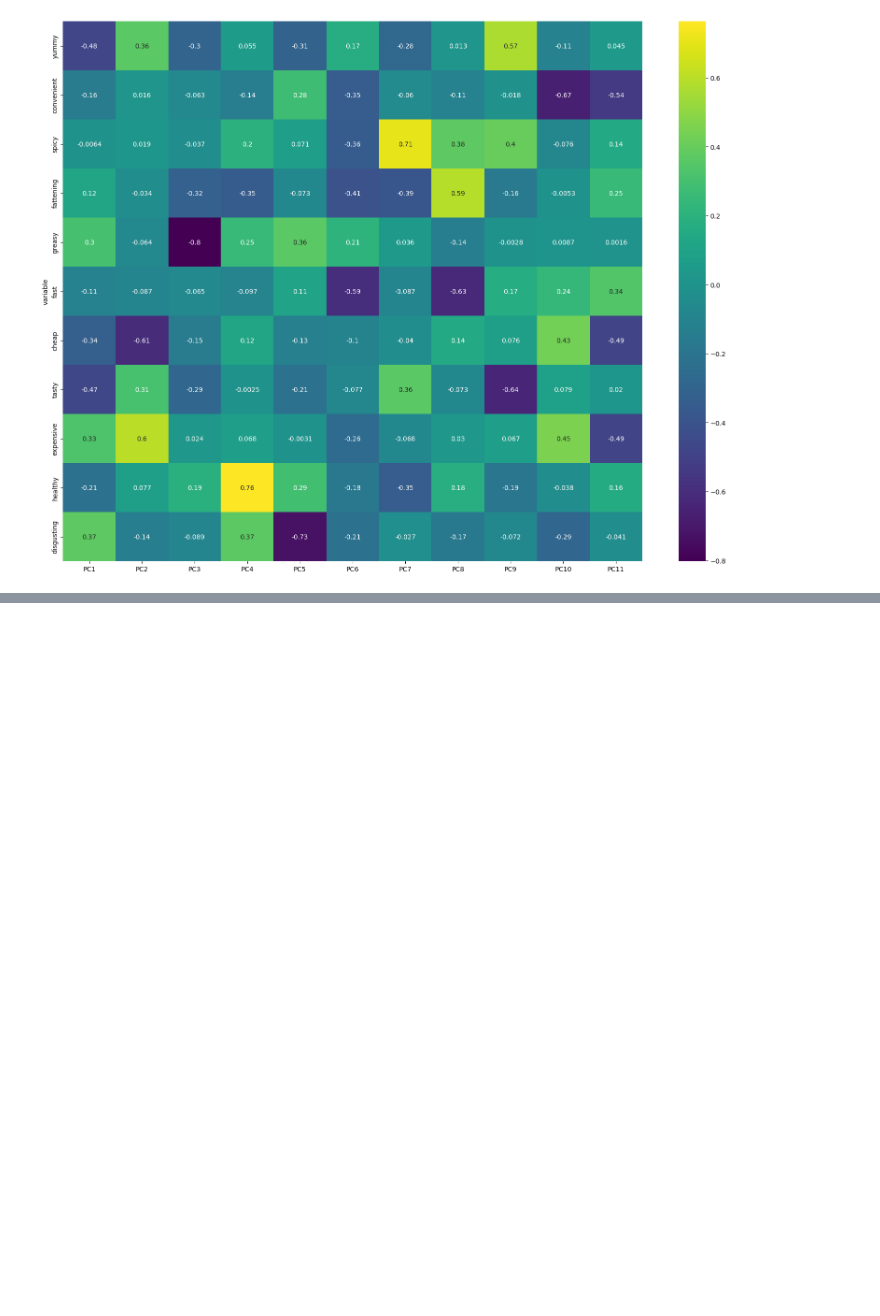
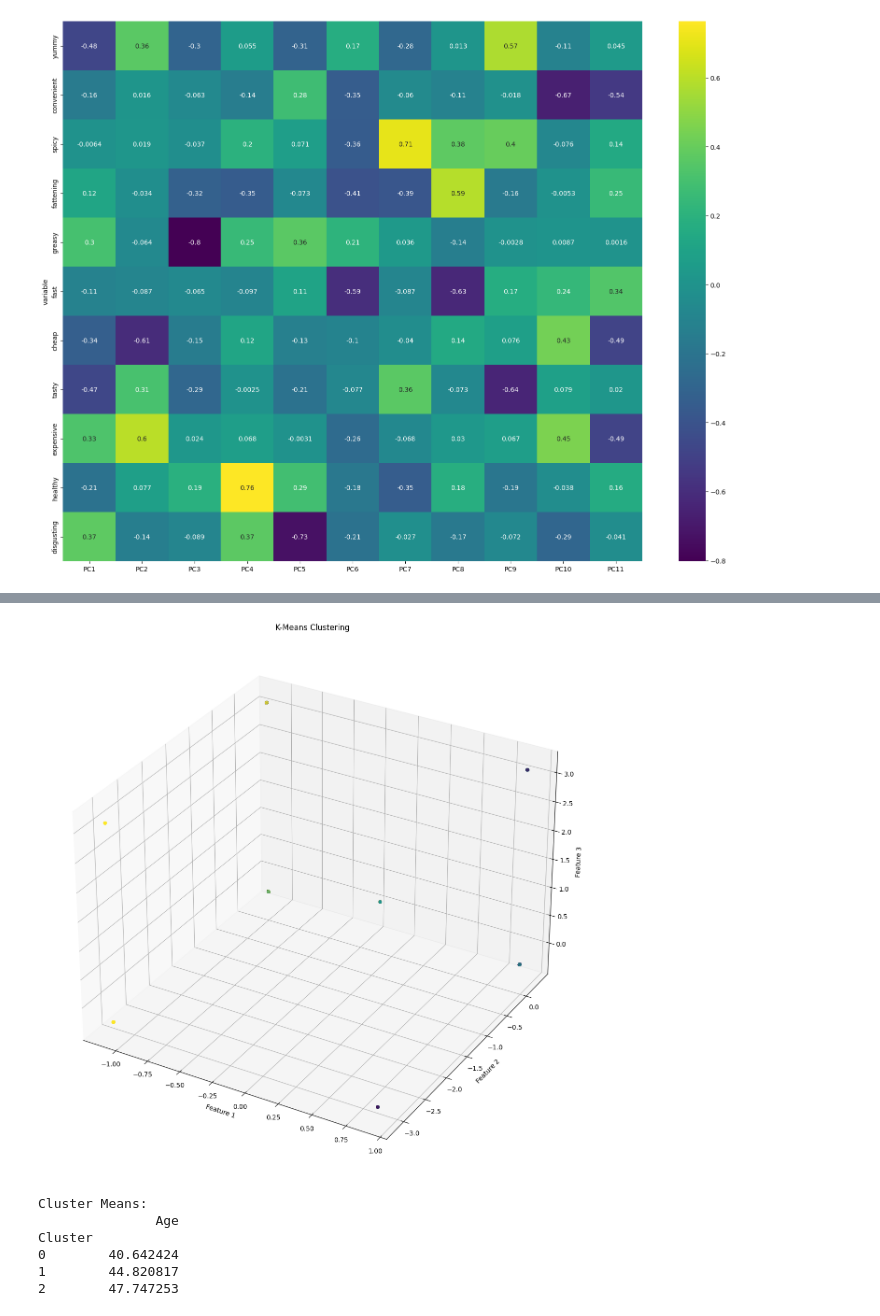
Before and after one commit to spandyy/Feynn-Labs-, a Jupyter notebook: Project 2/Mc Donald's_Task 2.ipynb, the cells around one changed output, grey strips where cells are left out. Cells and saved outputs as stored; diff of their text form; code cells hidden in the pictures; blank space fills up the shorter version.

```diff
--- a/Project 2/Mc Donald's_Task 2.ipynb
+++ b/Project 2/Mc Donald's_Task 2.ipynb
@@ -221,0 +237,32 @@ plt.show()
+# %%
+
+# Step 4: Train the K-Means Model
+k = 3 # number of clusters
+kmeans = KMeans(n_clusters=k, init='k-means++', random_state=42, n_init=10)
+y_kmeans = kmeans.fit_predict(X)
+
+# Step 5: Visualize the Clusters
+from mpl_toolkits.mplot3d import Axes3D
+
+fig = plt.figure()
+ax = fig.add_subplot(111, projection='3d')
+ax.scatter(X[:, 0], X[:, 1], X[:, 2], c=y_kmeans)
+ax.set_title('K-Means Clustering')
+ax.set_xlabel('Feature 1')
+ax.set_ylabel('Feature 2')
+ax.set_zlabel('Feature 3')
+plt.show()
+
+# Step 6: Analyze the Clusters
+df['Cluster'] = y_kmeans
+cluster_means = df.groupby('Cluster').mean()
+print('Cluster Means:')
+print(cluster_means)
+# %% [output]
+[figure, added]
+Cluster Means:
+               Age
+Cluster
+0        40.642424
+1        44.820817
+2        47.747253
```
Also changed, not shown: parts of 3 cells of this notebook.
